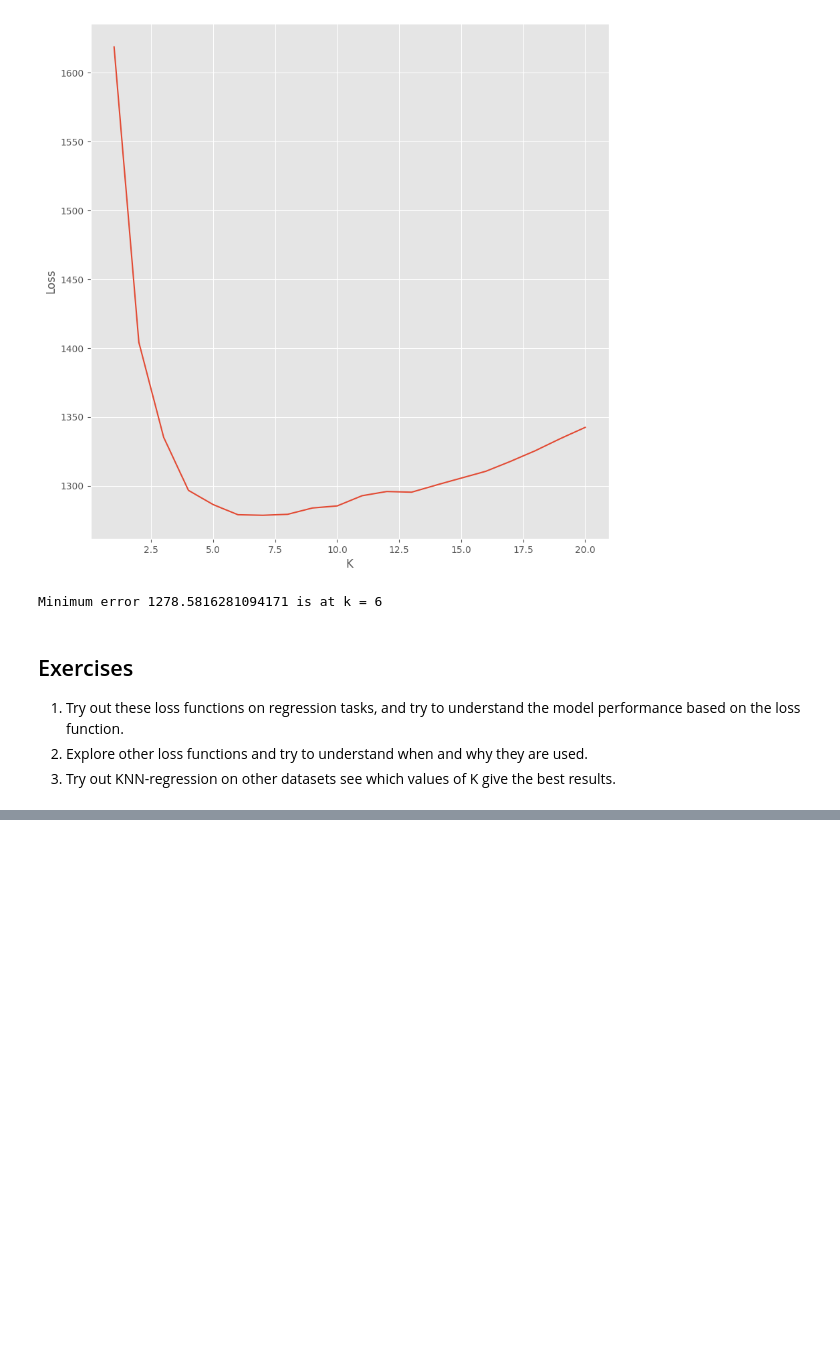
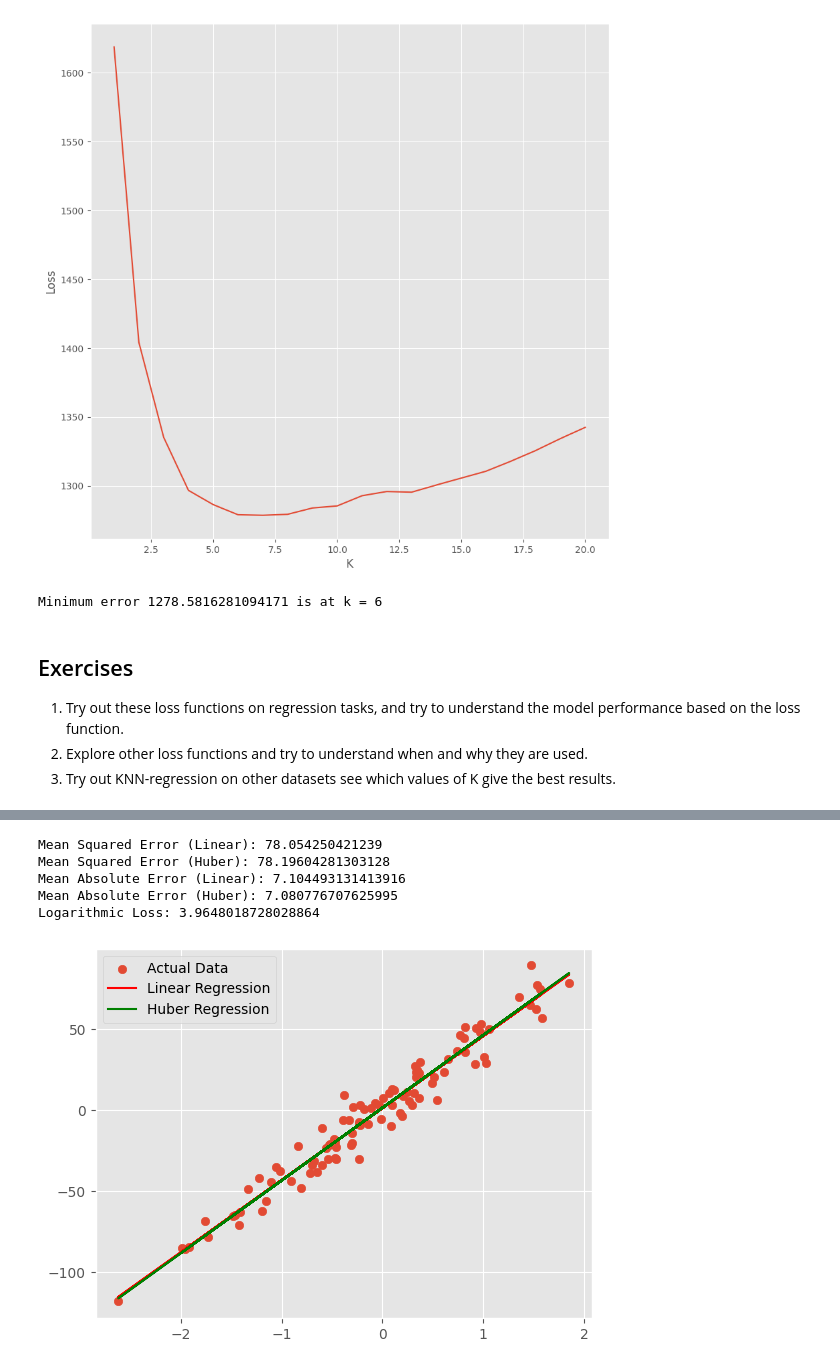
Before and after one commit to Jagathateja/FMML_Projects_and_labs, a Jupyter notebook: Regression_Lab_2.ipynb, the cells around one changed output, grey strips where cells are left out. Saved outputs shown, nothing was run; the diff lists cells and outputs as text; code cells hidden in the pictures; blank space fills up the shorter version.

```diff
--- a/Regression_Lab_2.ipynb
+++ b/Regression_Lab_2.ipynb
@@ -259,0 +348,49 @@ Minimum error 1278.5816281094171 is at k = 6
+# %%
+import numpy as np
+import matplotlib.pyplot as plt
+from sklearn.linear_model import LinearRegression, HuberRegressor
+from sklearn.metrics import mean_squared_error, mean_absolute_error, log_loss
+from sklearn.datasets import make_regression
+
+# Generate synthetic data
+X, y = make_regression(n_samples=100, n_features=1, noise=10, random_state=42)
+
+# Linear Regression Model
+linear_model = LinearRegression()
+linear_model.fit(X, y)
+y_pred_linear = linear_model.predict(X)
+
+# Huber Regression Model
+huber_model = HuberRegressor()
+huber_model.fit(X, y)
+y_pred_huber = huber_model.predict(X)
+
+# Mean Squared Error (MSE)
+mse_linear = mean_squared_error(y, y_pred_linear)
+mse_huber = mean_squared_error(y, y_pred_huber)
+print(f"Mean Squared Error (Linear): {mse_linear}")
+print(f"Mean Squared Error (Huber): {mse_huber}")
+
+# Mean Absolute Error (MAE)
+mae_linear = mean_absolute_error(y, y_pred_linear)
+mae_huber = mean_absolute_error(y, y_pred_huber)
+print(f"Mean Absolute Error (Linear): {mae_linear}")
+print(f"Mean Absolute Error (Huber): {mae_huber}")
+
+# Logarithmic Loss
+log_loss_value = log_loss(np.sign(y), np.sign(y_pred_linear))
+print(f"Logarithmic Loss: {log_loss_value}")
+
+# Plotting the results
+plt.scatter(X, y, label='Actual Data')
+plt.plot(X, y_pred_linear, color='red', label='Linear Regression')
+plt.plot(X, y_pred_huber, color='green', label='Huber Regression')
+plt.legend()
+plt.show()
+# %% [output]
+Mean Squared Error (Linear): 78.054250421239
+Mean Squared Error (Huber): 78.19604281303128
+Mean Absolute Error (Linear): 7.104493131413916
+Mean Absolute Error (Huber): 7.080776707625995
+Logarithmic Loss: 3.9648018728028864
+[figure, added]
```
Also changed, not shown: parts of 4 cells of this notebook.
